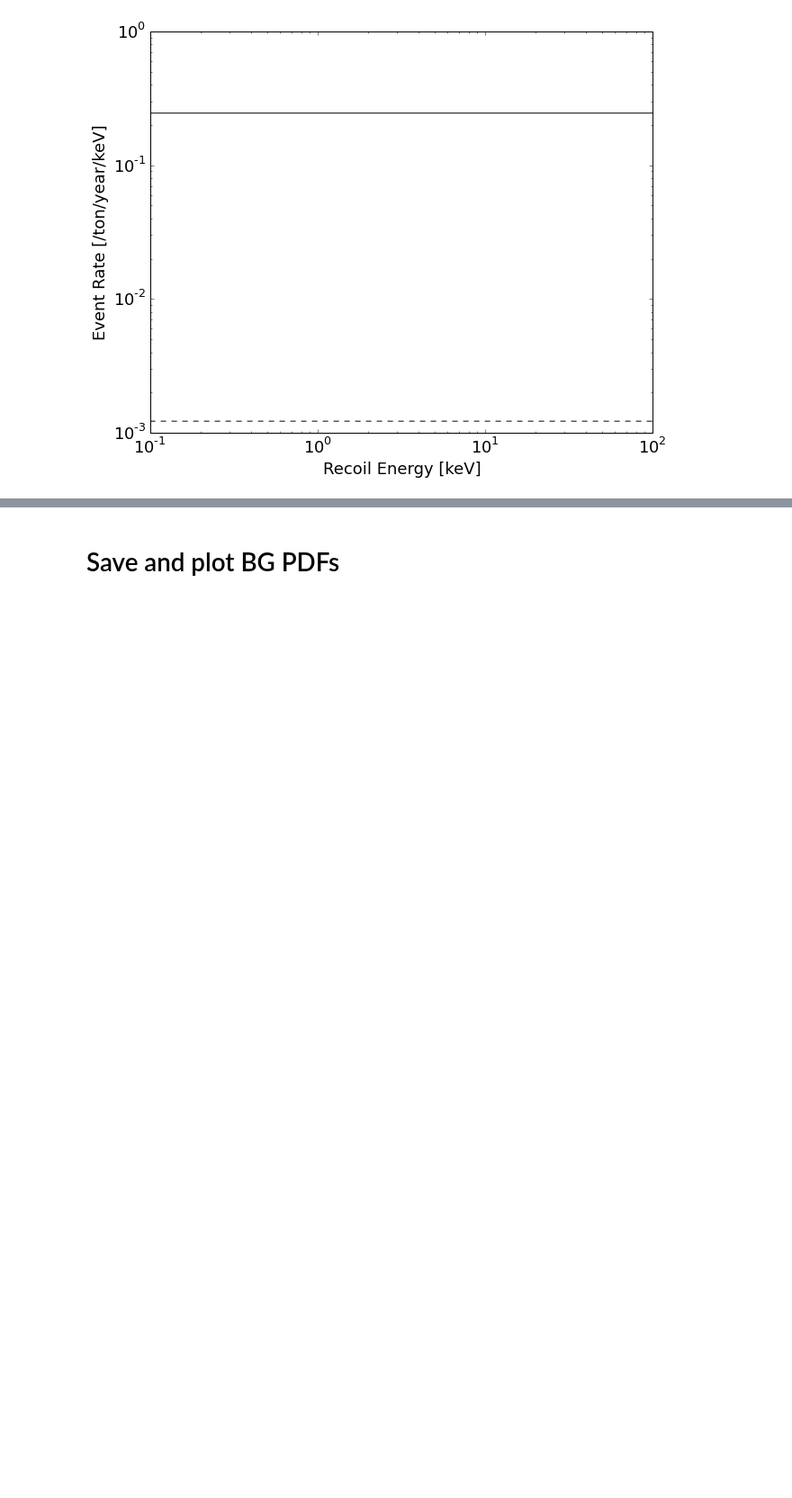
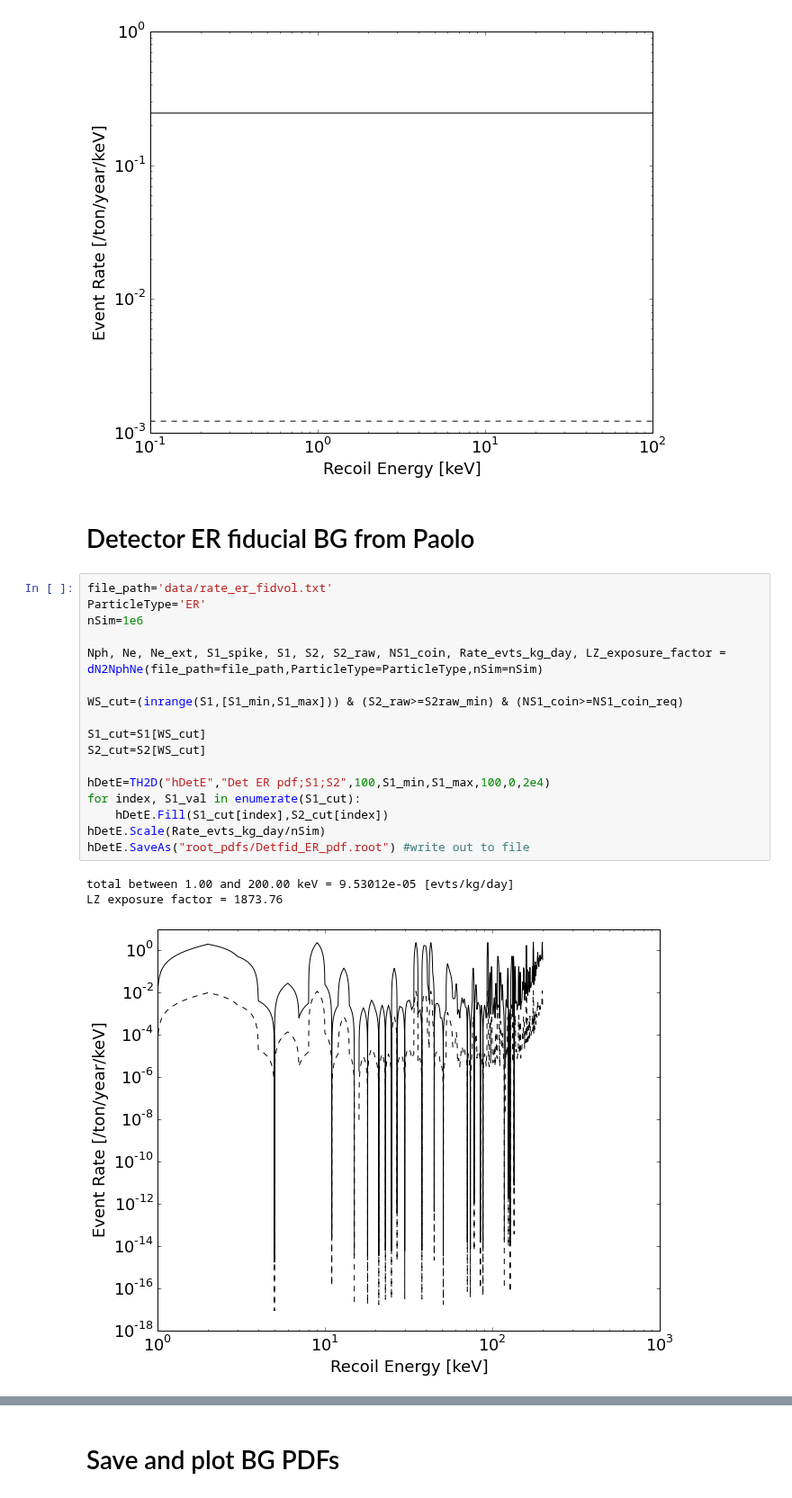
Before and after one commit to attdobi/iPyNb, a Jupyter notebook: PyNEST/PDF_gen.ipynb, the cells around one changed output, grey strips where cells are left out. Shown at 90% size. Saved outputs shown, nothing was run; the diff lists cells and outputs as text; blank space fills up the shorter version.

```diff
--- a/PyNEST/PDF_gen.ipynb
+++ b/PyNEST/PDF_gen.ipynb
@@ -226,3 +227,26 @@ hRn.SaveAs("root_pdfs/Rn_pdf.root") #write out to file
 total between 0.10 and 100.00 keV = 6.7122e-05 [evts/kg/day]
 LZ exposure factor = 2660.4
 [figure]
+# %% [markdown]
+<h1> Detector ER fiducial BG from Paolo </h1>
+# %%
+file_path='data/rate_er_fidvol.txt'
+ParticleType='ER'
+nSim=1e6
+
+Nph, Ne, Ne_ext, S1_spike, S1, S2, S2_raw, NS1_coin, Rate_evts_kg_day, LZ_exposure_factor = dN2NphNe(file_path=file_path,ParticleType=ParticleType,nSim=nSim)
+
+WS_cut=(inrange(S1,[S1_min,S1_max])) & (S2_raw>=S2raw_min) & (NS1_coin>=NS1_coin_req)
+
+S1_cut=S1[WS_cut]
+S2_cut=S2[WS_cut]
+
+hDetE=TH2D("hDetE","Det ER pdf;S1;S2",100,S1_min,S1_max,100,0,2e4)
+for index, S1_val in enumerate(S1_cut):
+    hDetE.Fill(S1_cut[index],S2_cut[index])
+hDetE.Scale(Rate_evts_kg_day/nSim)
+hDetE.SaveAs("root_pdfs/Detfid_ER_pdf.root") #write out to file
+# %% [output]
+total between 1.00 and 200.00 keV = 9.53012e-05 [evts/kg/day]
+LZ exposure factor = 1873.76
+[figure, added]
```
Also changed, not shown: parts of 6 cells of this notebook, 42 other files.
